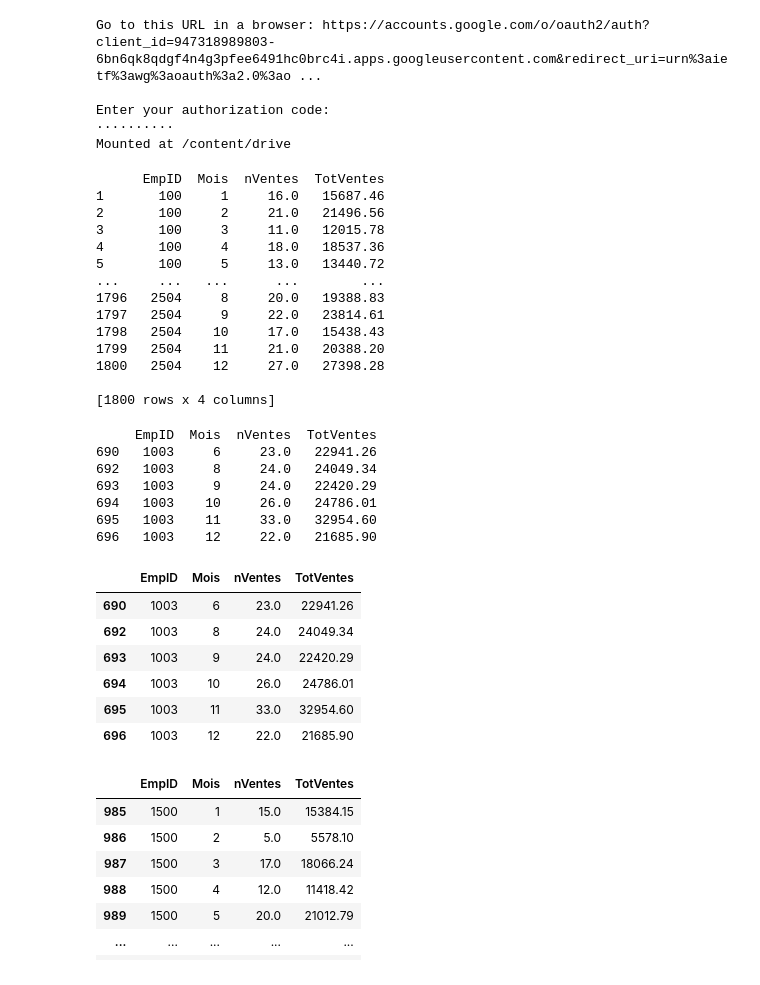
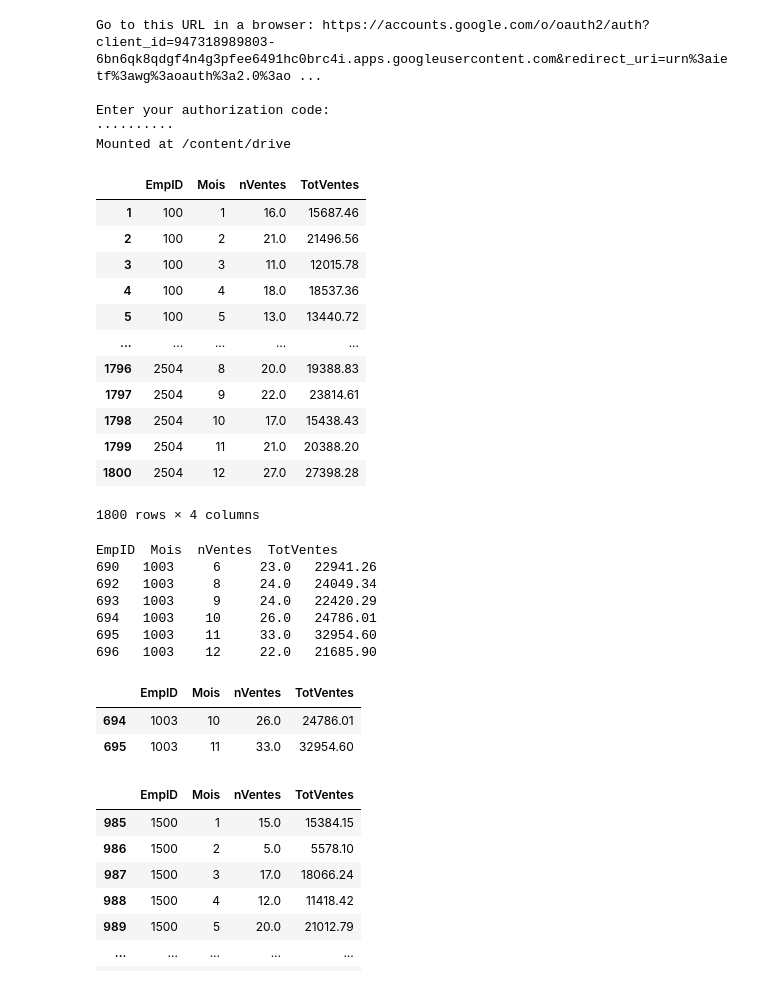
Before and after one commit to JeffreyXieCn/LearnAIML, a Jupyter notebook: Python/PythonTraining/Part2-NumpyAndPanda/HEC_python_part2b.ipynb, the cells around one changed output. Drawn from its saved outputs; the diff is of its cells as text; code cells hidden in the pictures.

Commit message:
Finish recap Python Training part2b in MS VS Code

```diff
--- a/Python/PythonTraining/Part2-NumpyAndPanda/HEC_python_part2b.ipynb
+++ b/Python/PythonTraining/Part2-NumpyAndPanda/HEC_python_part2b.ipynb
@@ -457,28 +481,29 @@ os.chdir("C:\\Git\\GitHub\\LearnAIML\\Python\\PythonTraining\\Part2-NumpyAndPand
 # %%
 import pandas as pd
 pd.set_option('display.max_rows', 10)
-vendeurs = pd.read_csv("vendeurs.txt",  sep = " ")
-print(vendeurs)
+
+filePath = "Data_part2a/vendeurs.txt"
+vendeurs = pd.read_csv(filePath,  sep = " ")
+display(vendeurs)
 # %% [output]
+|  | EmpID | Mois | nVentes | TotVentes |
+| 1 | 100 | 1 | 16.0 | 15687.46 |
+| 2 | 100 | 2 | 21.0 | 21496.56 |
+| 3 | 100 | 3 | 11.0 | 12015.78 |
+| 4 | 100 | 4 | 18.0 | 18537.36 |
+| 5 | 100 | 5 | 13.0 | 13440.72 |
+| ... | ... | ... | ... | ... |
+| 1796 | 2504 | 8 | 20.0 | 19388.83 |
+| 1797 | 2504 | 9 | 22.0 | 23814.61 |
+| 1798 | 2504 | 10 | 17.0 | 15438.43 |
+| 1799 | 2504 | 11 | 21.0 | 20388.20 |
+| 1800 | 2504 | 12 | 27.0 | 27398.28 |
-      EmpID  Mois  nVentes  TotVentes
-1       100     1     16.0   15687.46
-2       100     2     21.0   21496.56
-3       100     3     11.0   12015.78
-4       100     4     18.0   18537.36
-5       100     5     13.0   13440.72
-...     ...   ...      ...        ...
-1796   2504     8     20.0   19388.83
-1797   2504     9     22.0   23814.61
-1798   2504    10     17.0   15438.43
-1799   2504    11     21.0   20388.20
-1800   2504    12     27.0   27398.28
-
-[1800 rows x 4 columns]
+1800 rows × 4 columns
 # %%
 # Function goodres : return the data for the asked EmpID with min of nVentes
 def goodres(data, emp, minNV=0): #function with 3 arguments (2 mandatory and 1 optional)
     return data.loc[(data['EmpID']==emp) & (data['nVentes']>minNV)] # indentation, and the parenthesis around the conditions are mandatory
 
 print(goodres(data=vendeurs, emp=1003, minNV=20))
-goodres(vendeurs, 1003, 20)
+goodres(vendeurs, 1003, 24)
 # %% [output]
@@ -486,16 +511,12 @@ goodres(vendeurs, 1003, 20)
 690   1003     6     23.0   22941.26
 692   1003     8     24.0   24049.34
 693   1003     9     24.0   22420.29
 694   1003    10     26.0   24786.01
 695   1003    11     33.0   32954.60
 696   1003    12     22.0   21685.90
 |  | EmpID | Mois | nVentes | TotVentes |
-| 690 | 1003 | 6 | 23.0 | 22941.26 |
-| 692 | 1003 | 8 | 24.0 | 24049.34 |
-| 693 | 1003 | 9 | 24.0 | 22420.29 |
 | 694 | 1003 | 10 | 26.0 | 24786.01 |
 | 695 | 1003 | 11 | 33.0 | 32954.60 |
-| 696 | 1003 | 12 | 22.0 | 21685.90 |
 # %%
 goodres(data=vendeurs, emp=1500) #minNV = 0
 # %% [output]
```
Also changed, not shown: parts of 18 cells of this notebook.
